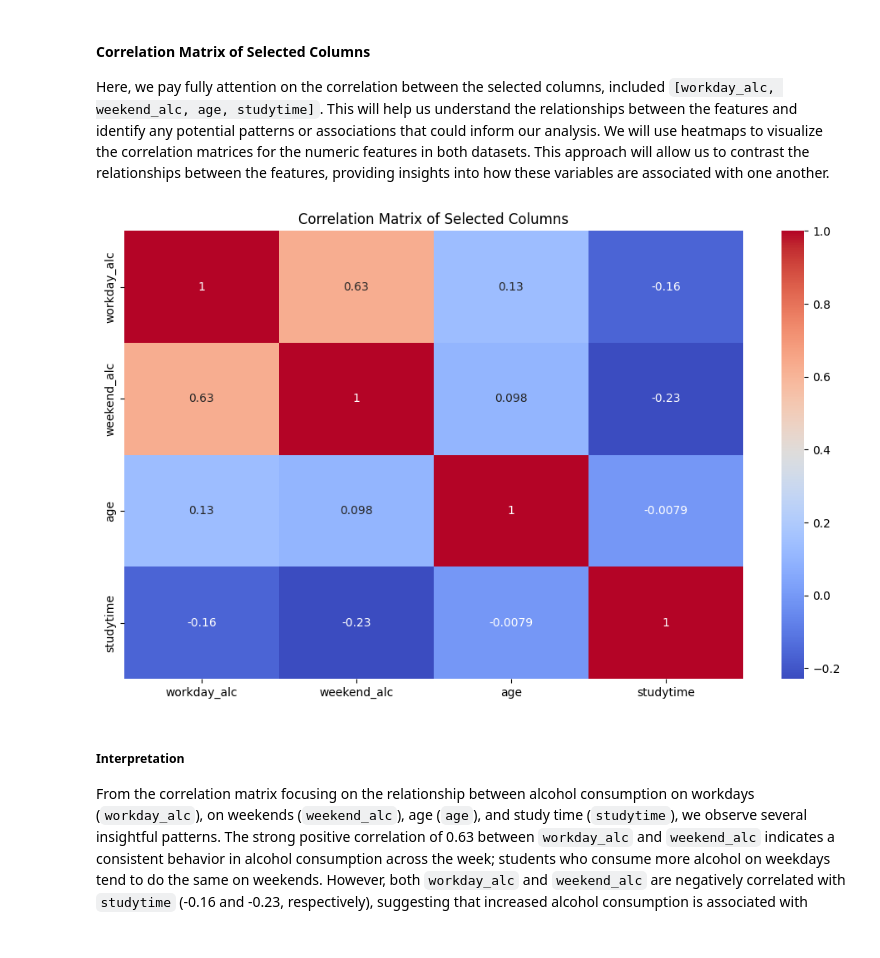
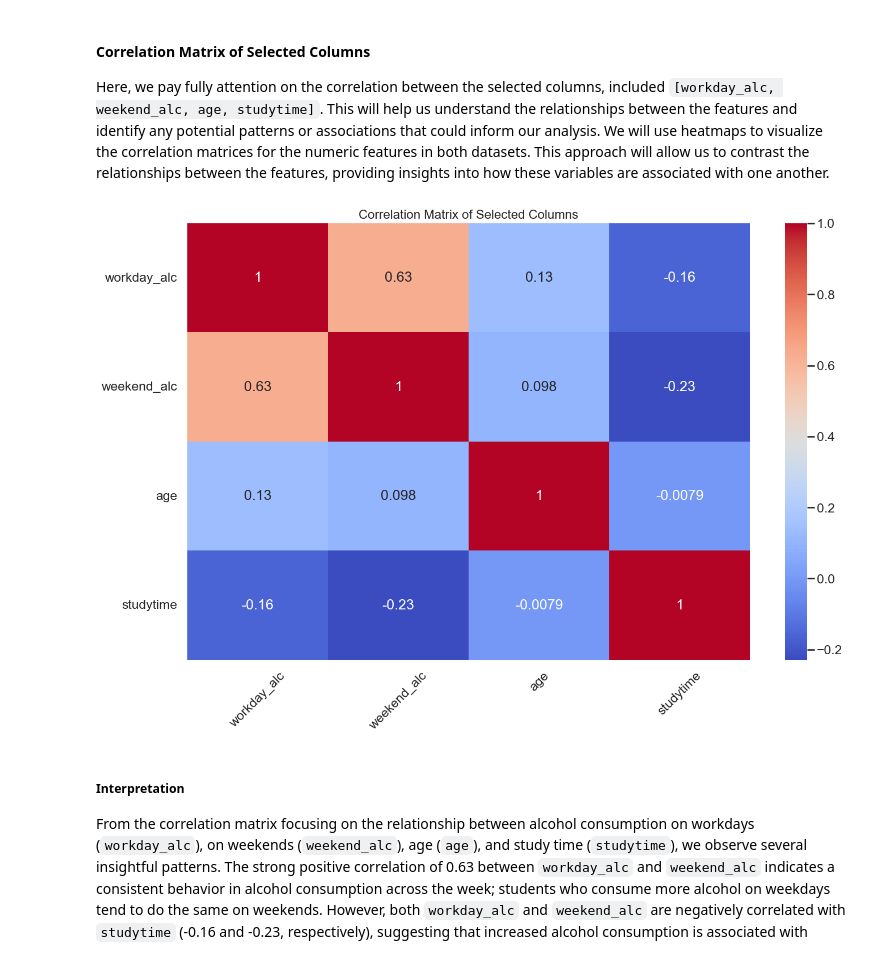
Before and after one commit to COGS108/Group088_WI24, a Jupyter notebook: FinalProject_Group088_WI24.ipynb, the cells around one changed output. Cells and saved outputs as stored; diff of their text form; code cells hidden in the pictures.

```diff
--- a/FinalProject_Group088_WI24.ipynb
+++ b/FinalProject_Group088_WI24.ipynb
@@ -749,15 +797,17 @@ plt.show()
 ### Correlation Analysis
 This plot will show the correlation between the selected numeric features in the dataset. This will help us understand the relationships between the features and identify any potential patterns or associations that could inform our analysis. We will use heatmaps to visualize the correlation matrices for the numeric features in both datasets. This approach will allow us to contrast the relationships between the features, providing insights into how these variables are associated with one another.
 # %%
+sns.set_context('talk')
+
 # Exclude non-numeric columns for correlation analysis
 numeric_cols = ['age', 'G3', 'absences', 'workday_alc', 'weekend_alc', 'studytime', 'health', 'freetime', 'family_relationship']
 
 # Calculating correlation matrices for the numeric columns only
 df_corr = df[numeric_cols].corr()
 
-plt.figure(figsize=(16, 6))
+plt.figure(figsize=(16, 12))
 sns.heatmap(df_corr, annot=True, fmt=".2f", cmap='coolwarm', center=0)
-plt.title('Correlation Matrix for Math Dataset')
-plt.tight_layout()
+plt.title('Correlation Matrix for Math Dataset', fontsize=24)
+plt.tick_params(axis='x', rotation=45)
 plt.show()
 # %% [output]
@@ -774,17 +824,19 @@ Here, we pay fully attention on the correlation between the selected columns, in
 # %%
 # Select the columns
 selected_columns = df[['workday_alc', 'weekend_alc', 'age', 'studytime']]
 
 # Compute the correlation matrix
 corr_matrix = selected_columns.corr()
 
 # Visualize the correlation matrix using a heatmap
-plt.figure(figsize=(12, 7))
+plt.figure(figsize=(16, 10))
 sns.heatmap(corr_matrix, annot=True, cmap='coolwarm')
-plt.title('Correlation Matrix of Selected Columns')
+plt.title('Correlation Matrix of Selected Columns', fontsize=16)
+plt.tick_params(axis='x', rotation=45)
+plt.tick_params(axis='y', rotation=0)
 plt.show()
 # %% [output]
-[figure, old version]
+[figure, new version]
 # %% [markdown]
 ##### Interpretation
 From the correlation matrix focusing on the relationship between alcohol consumption on workdays (`workday_alc`), on weekends (`weekend_alc`), age (`age`), and study time (`studytime`), we observe several insightful patterns. The strong positive correlation of 0.63 between `workday_alc` and `weekend_alc` indicates a consistent behavior in alcohol consumption across the week; students who consume more alcohol on weekdays tend to do the same on weekends. However, both `workday_alc` and `weekend_alc` are negatively correlated with `studytime` (-0.16 and -0.23, respectively), suggesting that increased alcohol consumption is associated with reduced time devoted to studying.
```
Also changed, not shown: parts of 31 cells of this notebook.
